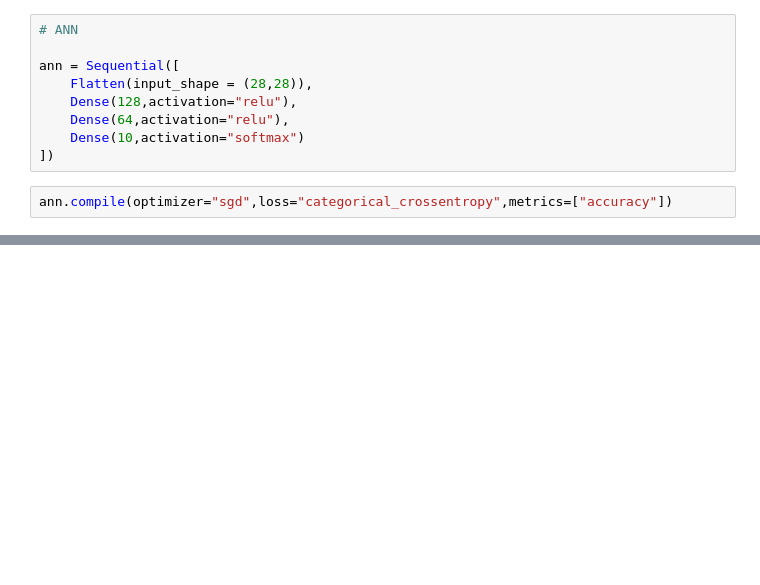
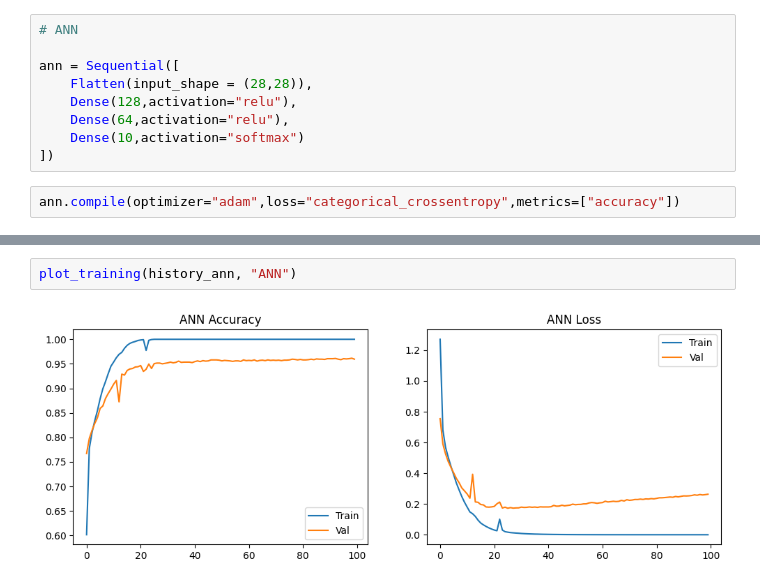
Before and after one commit to yashdave0312/Deep-Learning, a Jupyter notebook: CNN - Convolutional Nueral Network/implement.ipynb, the cells around one changed output, grey strips where cells are left out. Drawn from its saved outputs; the diff is of its cells as text; blank space fills up the shorter version.

```diff
--- a/CNN - Convolutional Nueral Network/implement.ipynb
+++ b/CNN - Convolutional Nueral Network/implement.ipynb
@@ -145,7 +145,7 @@ ann = Sequential([
     Dense(10,activation="softmax")
 ])
 # %%
-ann.compile(optimizer="sgd",loss="categorical_crossentropy",metrics=["accuracy"])
+ann.compile(optimizer="adam",loss="categorical_crossentropy",metrics=["accuracy"])
 # %%
 history_ann = ann.fit(
     X_train,y_train_cat,
@@ -180,0 +242,4 @@ acc_ann
+# %%
+plot_training(history_ann, "ANN")
+# %% [output]
+[figure, added]
```
Also changed, not shown: parts of 18 cells of this notebook.
